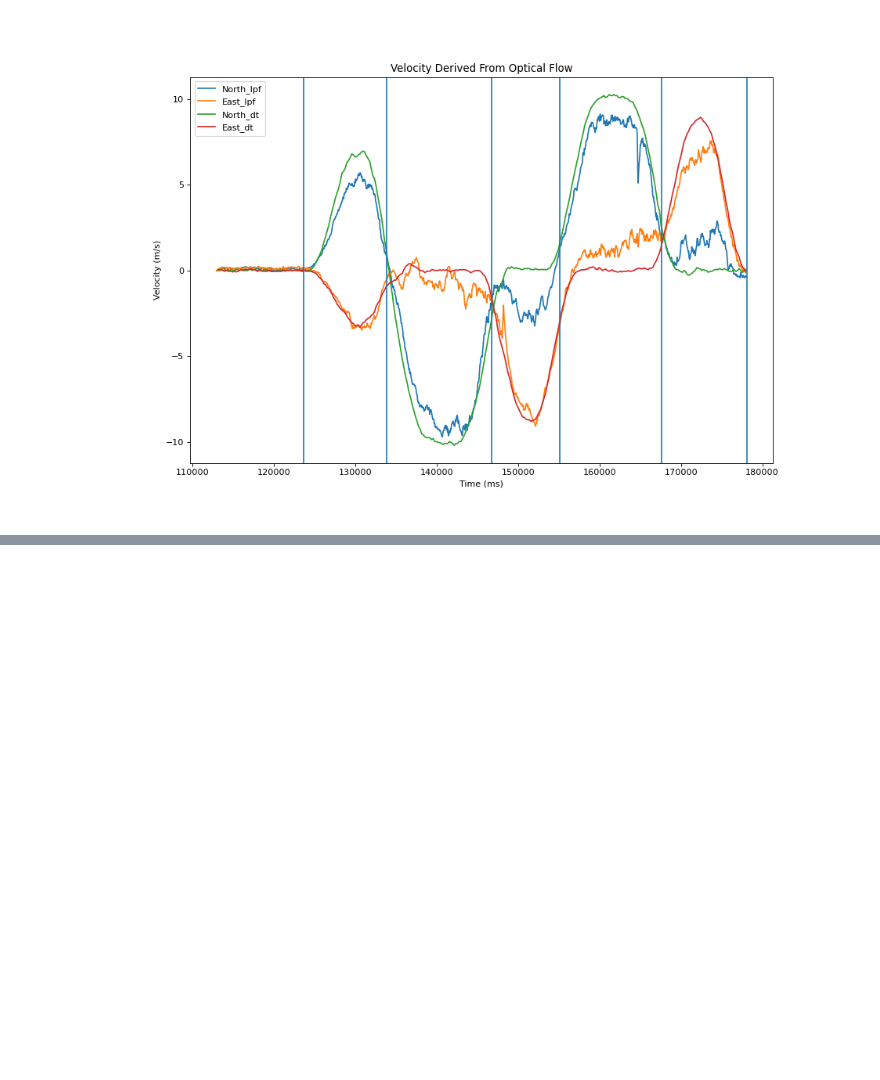
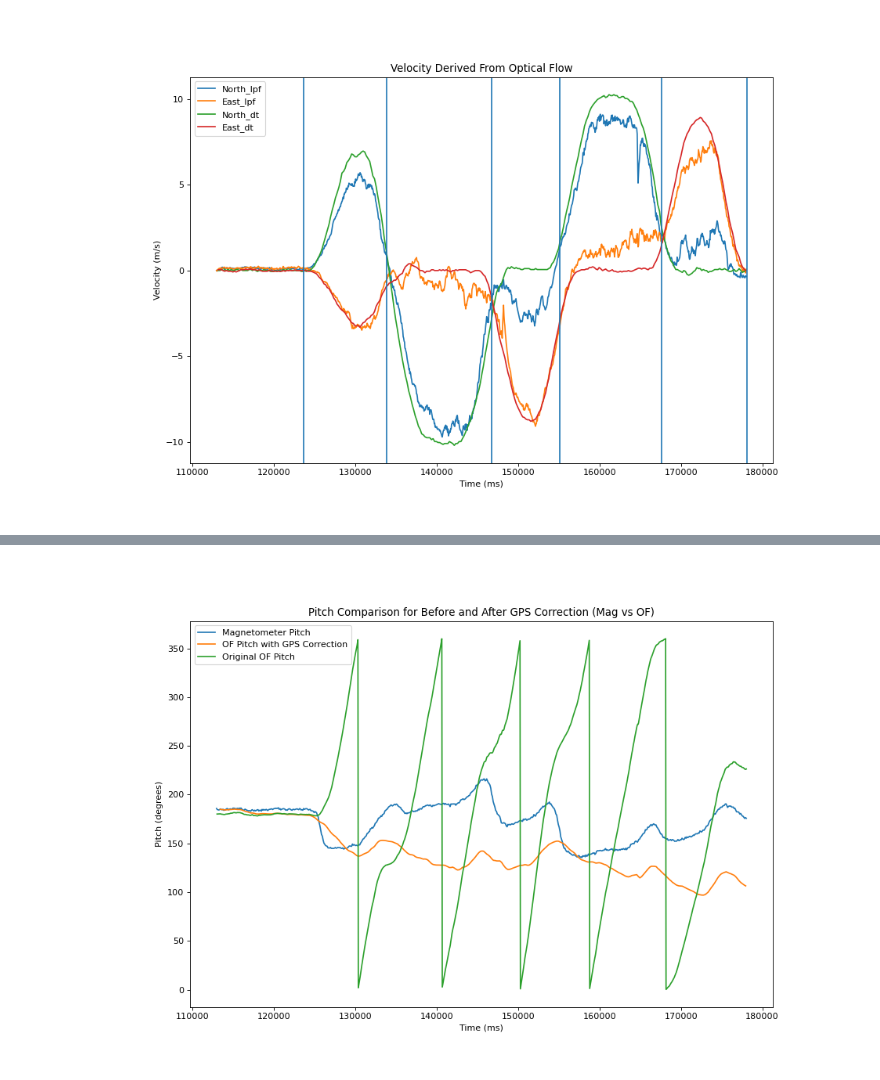
Before and after one commit to BaileySri/Practical-Software-Defense-for-GPS-Spoofing-on-a-Hobby-UAV-Offline, a Jupyter notebook: notebooks/0.1-bks-benign.ipynb, the cells around one changed output, grey strips where cells are left out. Drawn from its saved outputs; the diff is of its cells as text; code cells hidden in the pictures; blank space fills up the shorter version.

```diff
--- a/notebooks/0.1-bks-benign.ipynb
+++ b/notebooks/0.1-bks-benign.ipynb
@@ -527,0 +586,9 @@ subtle attack.
+# %%
+of_pitch = (trap_integrate(gpsMS.gpsMS / 1000, of_gps_pitch).apply(degrees).cumsum() + 185) % 360
+
+simple_time_plot([magUS.magUS/1000, gpsMS.gpsMS[2:], ofMS.ofMS[1:]],
+                 [mag_pitch.rename("Magnetometer Pitch"), of_pitch.rename("OF Pitch with GPS Correction"), ((trap_integrate(ofMS.ofMS / 1000, ofMS.frF).apply(degrees).cumsum() - 180) % 360).rename("Original OF Pitch")],
+                 ["ms","Pitch (degrees)"],
+                 title="Pitch Comparison for Before and After GPS Correction (Mag vs OF)")
+# %% [output]
+[figure, added]
```
Also changed, not shown: parts of 14 cells of this notebook, 6 other files.
